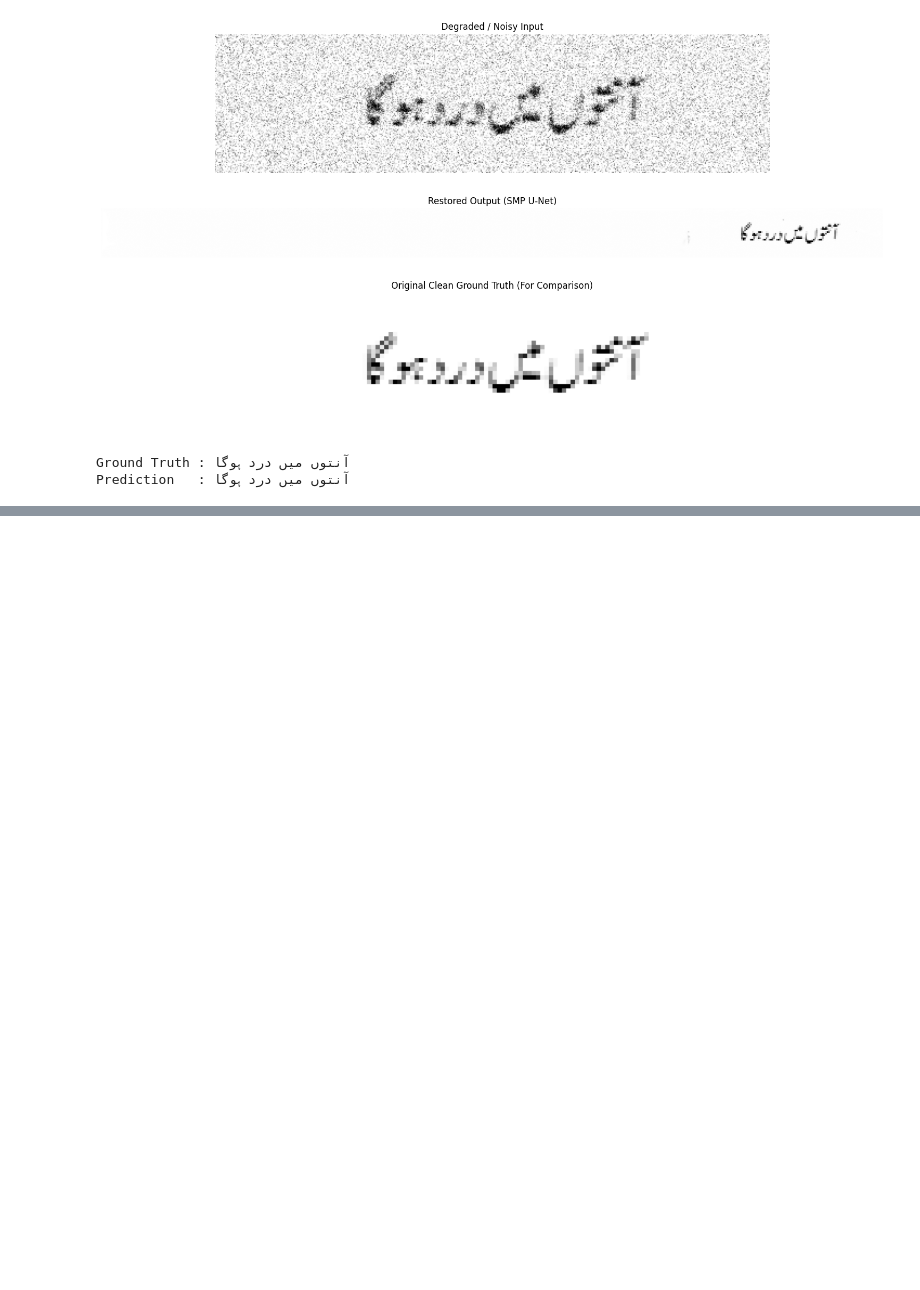
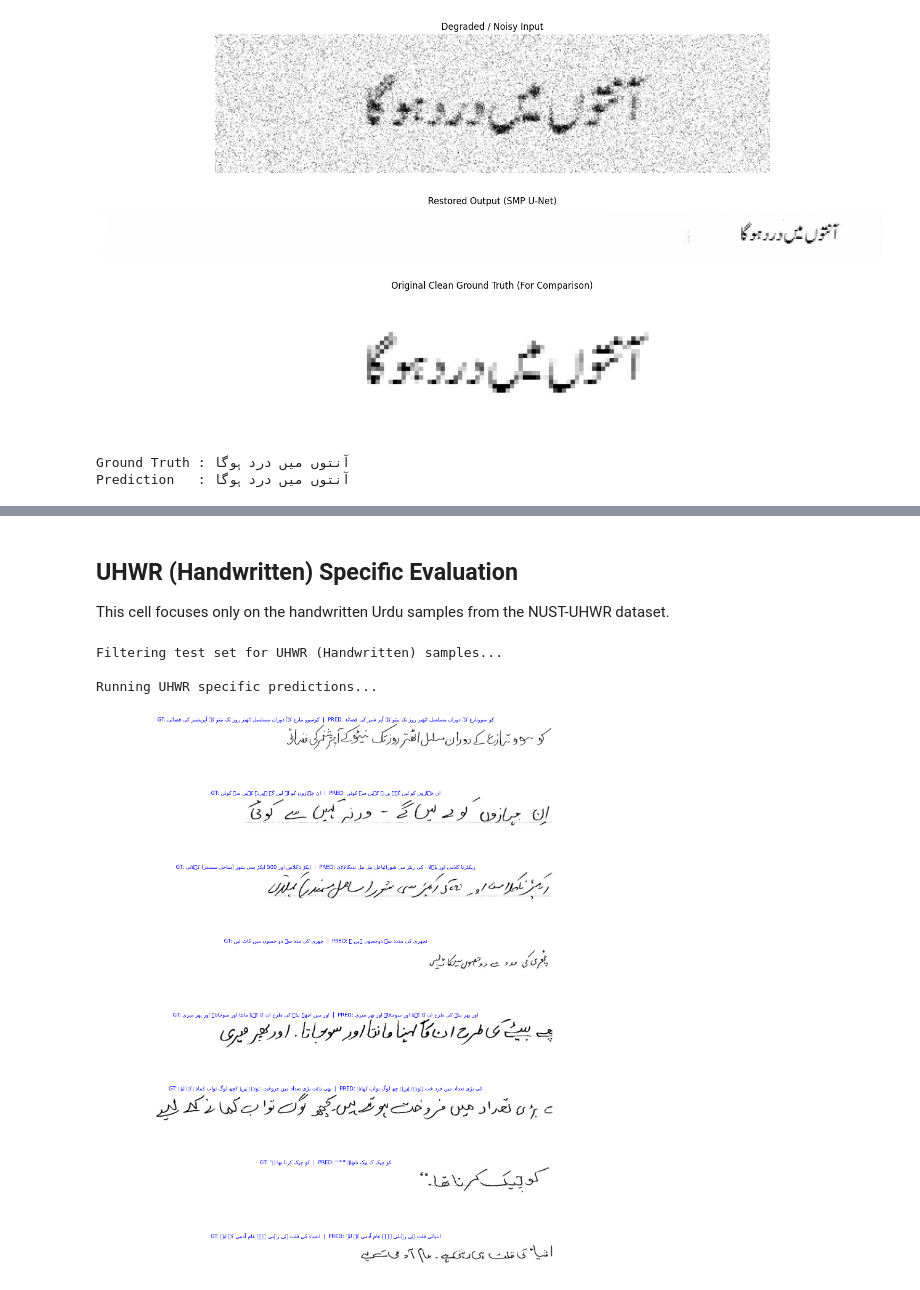
Before and after one commit to GitMithril/distributed-urdu-ocr, a Jupyter notebook: project-notebook.ipynb, the cells around one changed output, grey strips where cells are left out. Cells and saved outputs as stored; diff of their text form; code cells hidden in the pictures; blank space fills up the shorter version.

```diff
--- a/project-notebook.ipynb
+++ b/project-notebook.ipynb
@@ -1111,0 +1217,80 @@ Prediction   : ﺁﻧﺘﻮﮞ ﻣﯿﮟ ﺩﺭﺩ ﮨﻮﮔﺎ
+# %% [markdown]
+## UHWR (Handwritten) Specific Evaluation
+This cell focuses only on the handwritten Urdu samples from the NUST-UHWR dataset.
+# %%
+import matplotlib.pyplot as plt
+import random
+import cv2
+import arabic_reshaper
+from bidi.algorithm import get_display
+from preprocessing import standardize_and_pad # Use the real one!
+
+def format_urdu(text):
+    if not text or not isinstance(text, str): return ""
+    try:
+        reshaped = arabic_reshaper.reshape(text)
+        return get_display(reshaped)
+    except:
+        return text
+
+print("Filtering test set for UHWR (Handwritten) samples...")
+test_df = pd.read_csv('splits/test.csv')
+uhwr_test_df = test_df[test_df['source'] == 'UHWR']
+
+if len(uhwr_test_df) == 0:
+    print("No UHWR samples found in test set!")
+else:
+    num_samples = min(8, len(uhwr_test_df))
+    samples = uhwr_test_df.sample(num_samples)
+
+    fig, axes = plt.subplots(num_samples, 1, figsize=(15, 2.5 * num_samples))
+    if num_samples == 1: axes = [axes]
+
+    all_preds = []
+    all_refs = []
+
+    print("\nRunning UHWR specific predictions...")
+    for idx, (i, row) in enumerate(samples.iterrows()):
+        img_path = row['image_path']
+        ref_text = str(row['label'])
+
+        img = cv2.imread(img_path, cv2.IMREAD_GRAYSCALE)
+        if img is None: continue
+
+        # USE THE REAL PREPROCESSING LOGIC (RTL padding, white background)
+        img_final = standardize_and_pad(img, target_height=128, target_width=2048, pad_value=255)
+
+        img_tensor = torch.from_numpy(img_final).float().unsqueeze(0).unsqueeze(0) / 255.0
+        img_tensor = img_tensor.to(DEVICE)
+
+        # Predict
+        pred_indices = trainer._greedy_decode(img_tensor)
+        pred_text = vocab.decode(pred_indices[0], strip_special=True)
+
+        all_preds.append(pred_text)
+        all_refs.append(ref_text)
+
+        # Visualize
+        axes[idx].imshow(img_final, cmap='gray')
+        # Display GT and Pred in the title (RTL formatted)
+        axes[idx].set_title(f"GT: {format_urdu(ref_text)}  |  PRED: {format_urdu(pred_text)}", fontsize=12, color='blue')
+        axes[idx].axis('off')
+
+    plt.tight_layout()
+    plt.show()
+
+    from models.ocr_trainer import compute_cer, compute_wer
+    mini_cer = compute_cer(all_preds, all_refs)
+    mini_wer = compute_wer(all_preds, all_refs)
+
+    print(f"\n{'='*40}")
+    print(f"UHWR MINI-SAMPLE RESULTS")
+    print(f"{'='*40}")
+    print(f"Sample CER : {mini_cer:.4f} ({mini_cer*100:.2f}%)")
+    print(f"Sample WER : {mini_wer:.4f} ({mini_wer*100:.2f}%)")
+    print(f"{'='*40}")
+# %% [output]
+Filtering test set for UHWR (Handwritten) samples...
+
+Running UHWR specific predictions...
+[figure, added]
```
Also changed, not shown: parts of 5 cells of this notebook.
